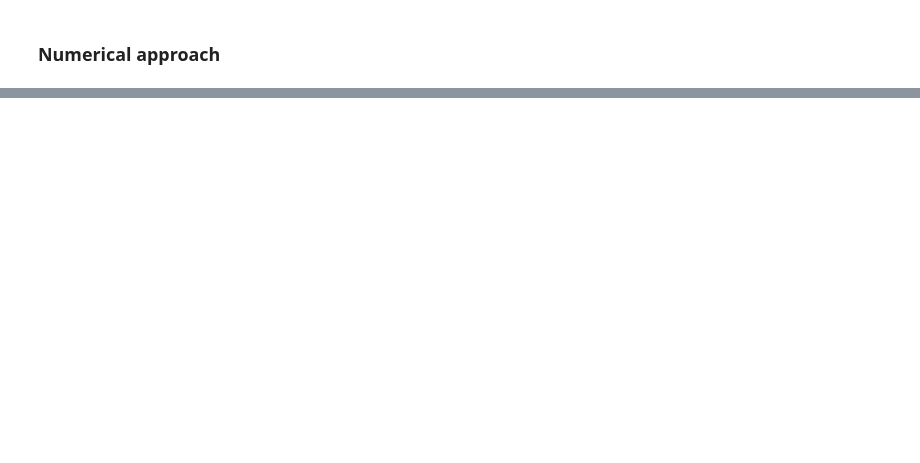
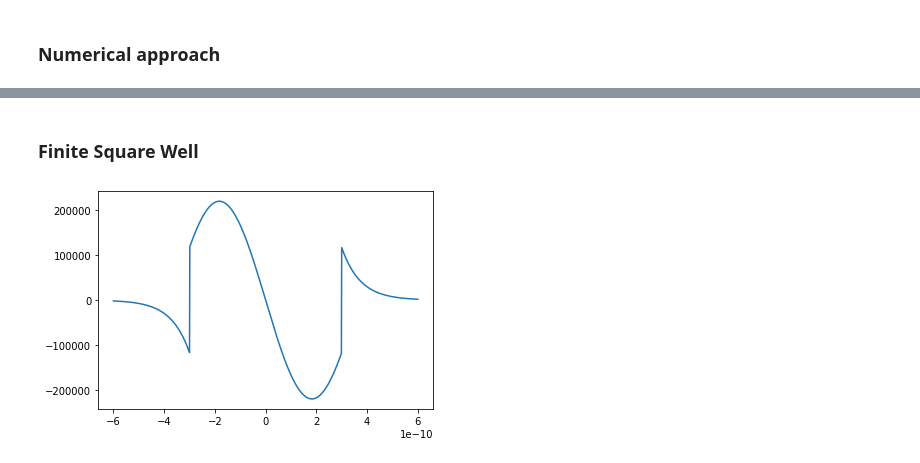
Before and after one commit to amavicpos/other-files, a Jupyter notebook: Scientific computing with Python/C12_notebook.ipynb, the cells around one changed output, grey strips where cells are left out. Drawn from its saved outputs; the diff is of its cells as text; code cells hidden in the pictures; blank space fills up the shorter version.

Commit message:
Try finite square well (C12 unfinished)

```diff
--- a/Scientific computing with Python/C12_notebook.ipynb
+++ b/Scientific computing with Python/C12_notebook.ipynb
@@ -110,0 +101,49 @@ plt.show()
+# %% [markdown]
+### Finite Square Well
+# %%
+N = 1001
+V_0 = 10*1.602e-19
+def eigenfunction_finite(n, a, E):
+    alpha = np.sqrt(2*m*E)/h_bar
+    beta = np.sqrt(2*m*(V_0-E))/h_bar
+    if n % 2 == 0:
+        # Using normalisation and boundary conditions
+        B = np.sqrt(0.5/(np.exp(-2*a*beta)/(2*beta)-(np.exp(-2*beta*alpha)*(np.cos(alpha*a)-1))/(alpha*(np.sin(-alpha*a))**2)))
+        A = np.exp(-beta*a)/np.sin(-alpha*a)*B
+    else:
+        B = np.sqrt(1/(np.exp(-2*a*beta)/beta+(np.sin(2*alpha*a)+2*alpha*a)*np.exp(-2*beta*a)/(2*alpha*(np.cos(alpha*a))**2)))
+        A = B*np.exp(-beta*a)/np.cos(alpha*a)
+
+    x_values = np.linspace(-2*a, 2*a, N)
+    psi_values = np.zeros(N)
+    for i, x in enumerate(x_values):
+        if x <= -a:
+            if n % 2 == 0:
+                psi_values[i] = -B*np.exp(beta*x)
+            else:
+                psi_values[i] = B*np.exp(beta*x)
+        if -a < x < a:
+            if n % 2 == 0:
+                psi_values[i] = A*np.sin(alpha*x)
+            else:
+                psi_values[i] = A*np.cos(alpha*x)
+        if x >= a:
+            psi_values[i] = B*np.exp(-beta*x)
+    return psi_values
+
+def prob_density_finite(n, a, E):
+    return np.abs(eigenfunction_finite(n, a, E))**2
+# %%
+x_values = np.linspace(-2*a, 2*a, N)
+
+E1 = 0.7155*1.602e-19
+E2 = 2.8216*1.602e-19
+E3 = 6.1492*1.602e-19
+
+psi_values_1 = eigenfunction_finite(2, a, E2)
+
+plt.plot(x_values, psi_values_1)
+
+plt.show()
+# %% [output]
+[figure, added]
```
Also changed, not shown: parts of 3 cells of this notebook.
